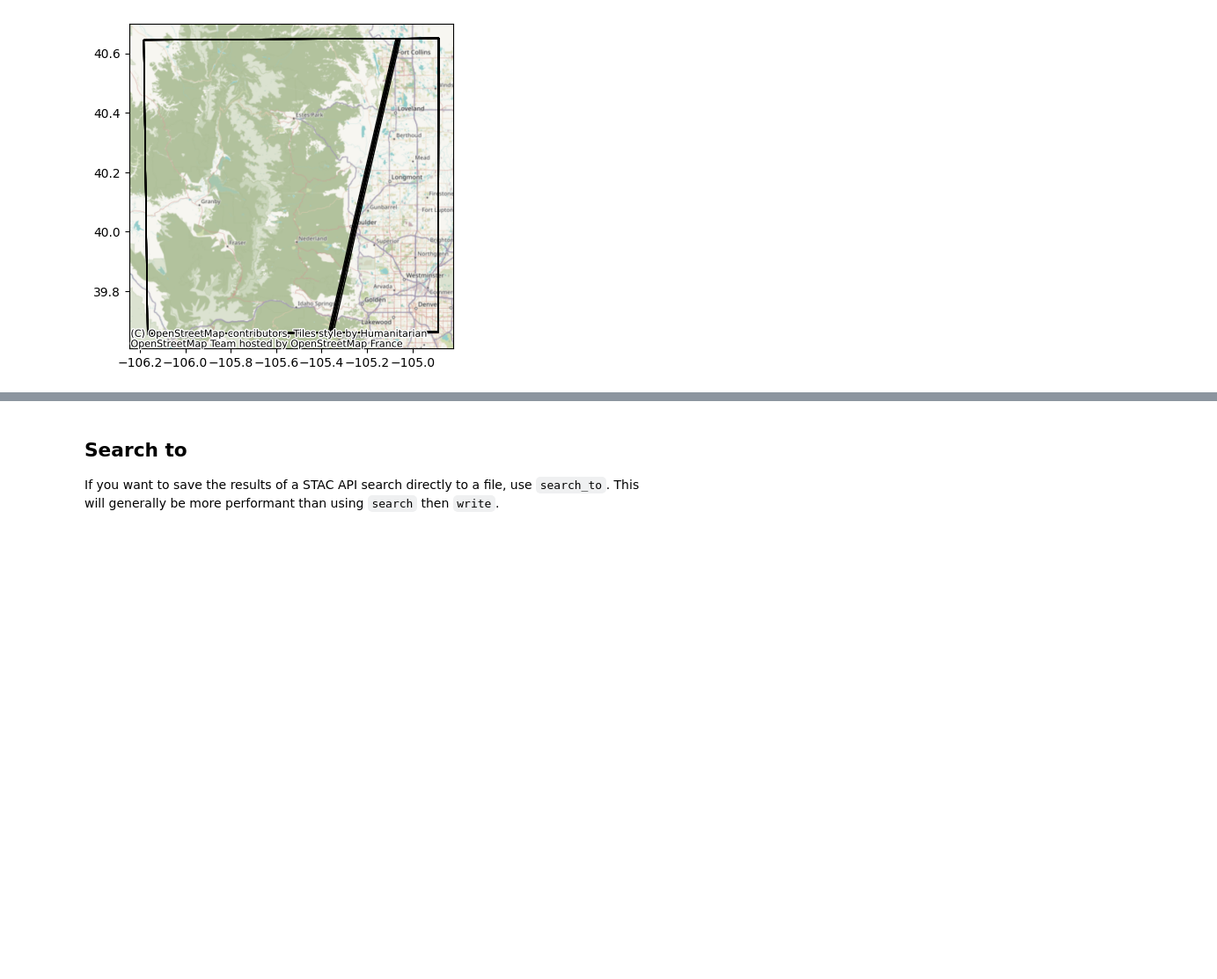
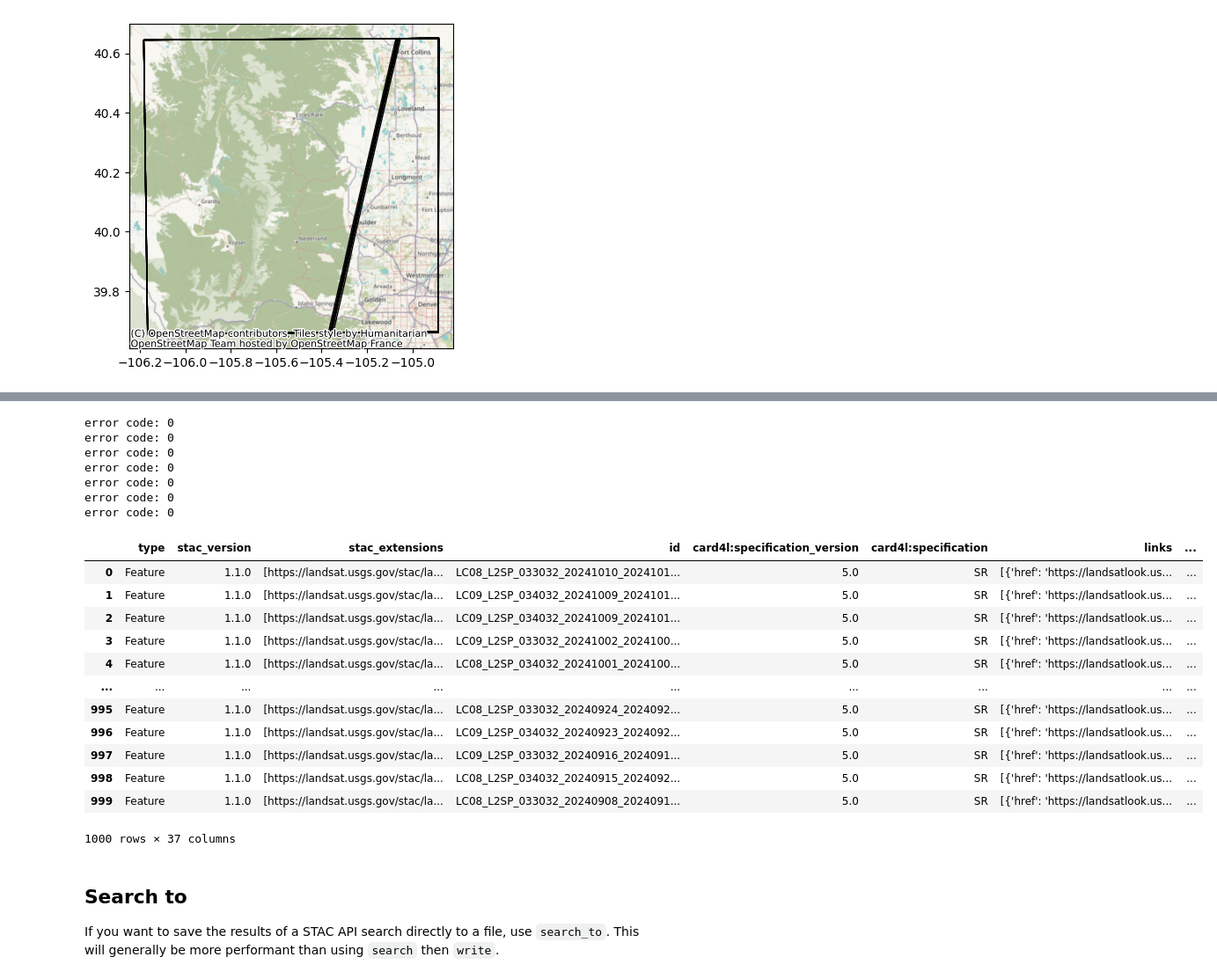
Before and after one commit to stac-utils/rustac-py, a Jupyter notebook: docs/example.ipynb, the cells around one changed output, grey strips where cells are left out. Shown at 88% size. Saved outputs shown, nothing was run; the diff lists cells and outputs as text; code cells hidden in the pictures; blank space fills up the shorter version.

```diff
--- a/docs/example.ipynb
+++ b/docs/example.ipynb
@@ -64,3 +65,31 @@ contextily.add_basemap(axis, crs=data_frame.crs.to_string())
+# %%
+from stacrs import DuckdbClient
+
+client = DuckdbClient()
+items = client.search_to_arrow("items.parquet", intersects={"type": "Point", "coordinates": [-105.1019, 40.1672]})  # you can search a parquet file with DuckDB
+data_frame = GeoDataFrame.from_arrow(items)
+data_frame
+# %% [output]
+error code: 0
+error code: 0
+error code: 0
+error code: 0
+error code: 0
+error code: 0
+error code: 0
+|  | type | stac_version | stac_extensions | id | card4l:specification_version | card4l:specification | links | ... |
+| 0 | Feature | 1.1.0 | [https://landsat.usgs.gov/stac/la... | LC08_L2SP_033032_20241010_2024101... | 5.0 | SR | [{'href': 'https://landsatlook.us... | ... |
+| 1 | Feature | 1.1.0 | [https://landsat.usgs.gov/stac/la... | LC09_L2SP_034032_20241009_2024101... | 5.0 | SR | [{'href': 'https://landsatlook.us... | ... |
+| 2 | Feature | 1.1.0 | [https://landsat.usgs.gov/stac/la... | LC09_L2SP_034032_20241009_2024101... | 5.0 | SR | [{'href': 'https://landsatlook.us... | ... |
+| 3 | Feature | 1.1.0 | [https://landsat.usgs.gov/stac/la... | LC09_L2SP_033032_20241002_2024100... | 5.0 | SR | [{'href': 'https://landsatlook.us... | ... |
+| 4 | Feature | 1.1.0 | [https://landsat.usgs.gov/stac/la... | LC08_L2SP_034032_20241001_2024100... | 5.0 | SR | [{'href': 'https://landsatlook.us... | ... |
+| ... | ... | ... | ... | ... | ... | ... | ... | ... |
+| 995 | Feature | 1.1.0 | [https://landsat.usgs.gov/stac/la... | LC08_L2SP_033032_20240924_2024092... | 5.0 | SR | [{'href': 'https://landsatlook.us... | ... |
+| 996 | Feature | 1.1.0 | [https://landsat.usgs.gov/stac/la... | LC09_L2SP_034032_20240923_2024092... | 5.0 | SR | [{'href': 'https://landsatlook.us... | ... |
+| 997 | Feature | 1.1.0 | [https://landsat.usgs.gov/stac/la... | LC09_L2SP_033032_20240916_2024091... | 5.0 | SR | [{'href': 'https://landsatlook.us... | ... |
+| 998 | Feature | 1.1.0 | [https://landsat.usgs.gov/stac/la... | LC08_L2SP_034032_20240915_2024092... | 5.0 | SR | [{'href': 'https://landsatlook.us... | ... |
+| 999 | Feature | 1.1.0 | [https://landsat.usgs.gov/stac/la... | LC08_L2SP_033032_20240908_2024091... | 5.0 | SR | [{'href': 'https://landsatlook.us... | ... |
+1000 rows × 37 columns
 # %% [markdown]
 ## Search to
 
```
Also changed, not shown: parts of 4 cells of this notebook, 2 other files.
